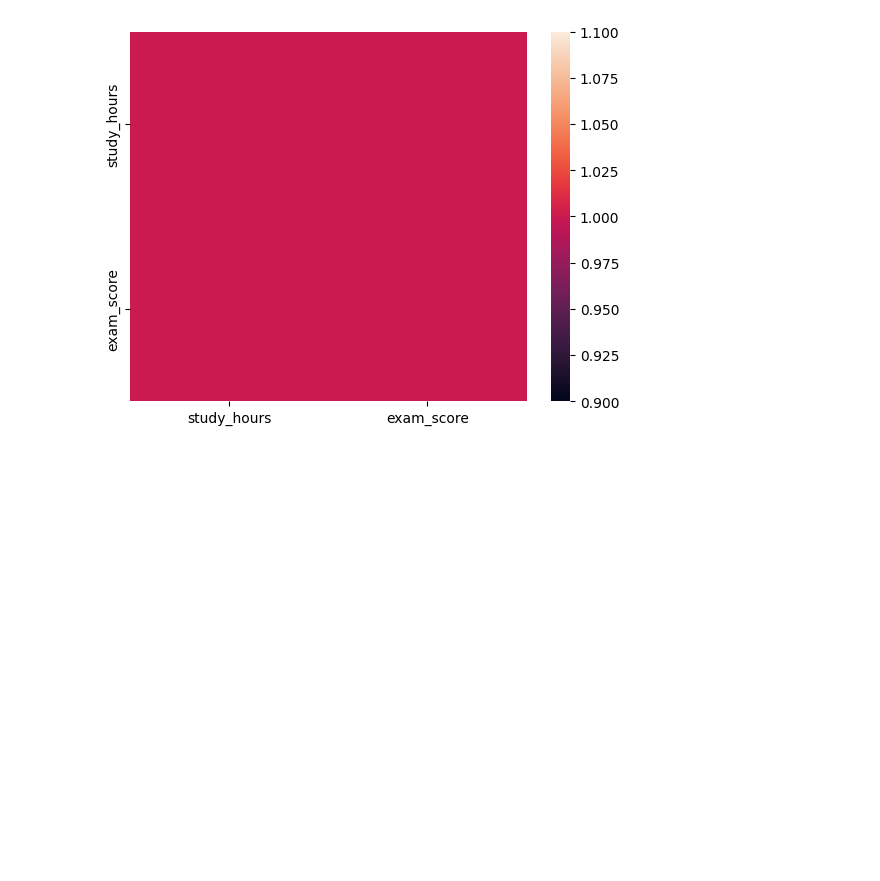
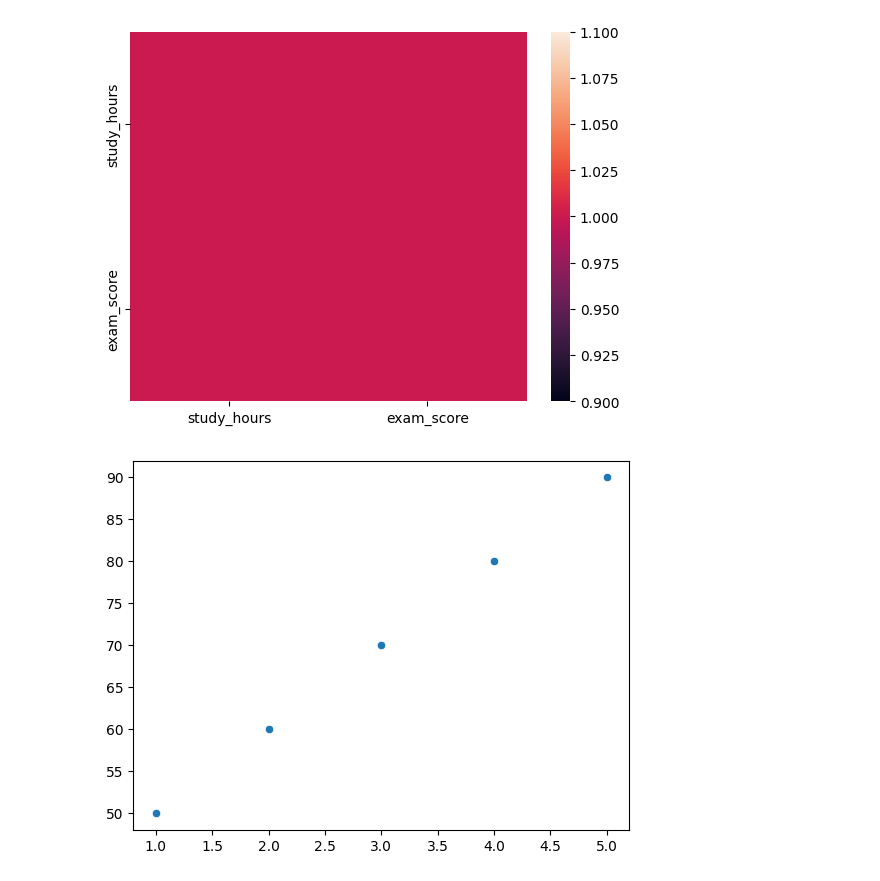
Before and after one commit to madrimovazaxro/data-visualization-with-python, a Jupyter notebook: lesson4.ipynb, the cells around one changed output. Drawn from its saved outputs; the diff is of its cells as text; code cells hidden in the pictures; blank space fills up the shorter version.

```diff
--- a/lesson4.ipynb
+++ b/lesson4.ipynb
@@ -227,3 +227,15 @@ sns.heatmap(df.corr())
 plt.show()
 # %% [output]
 [figure]
+# %%
+import seaborn as sns
+import matplotlib.pyplot as plt
+
+x = [1,2,3,4,5]
+y = [50,60,70,80,90]
+
+sns.scatterplot(x=x, y=y)
+
+plt.show()
+# %% [output]
+[figure, added]
```
Also changed, not shown: parts of 4 cells of this notebook.
